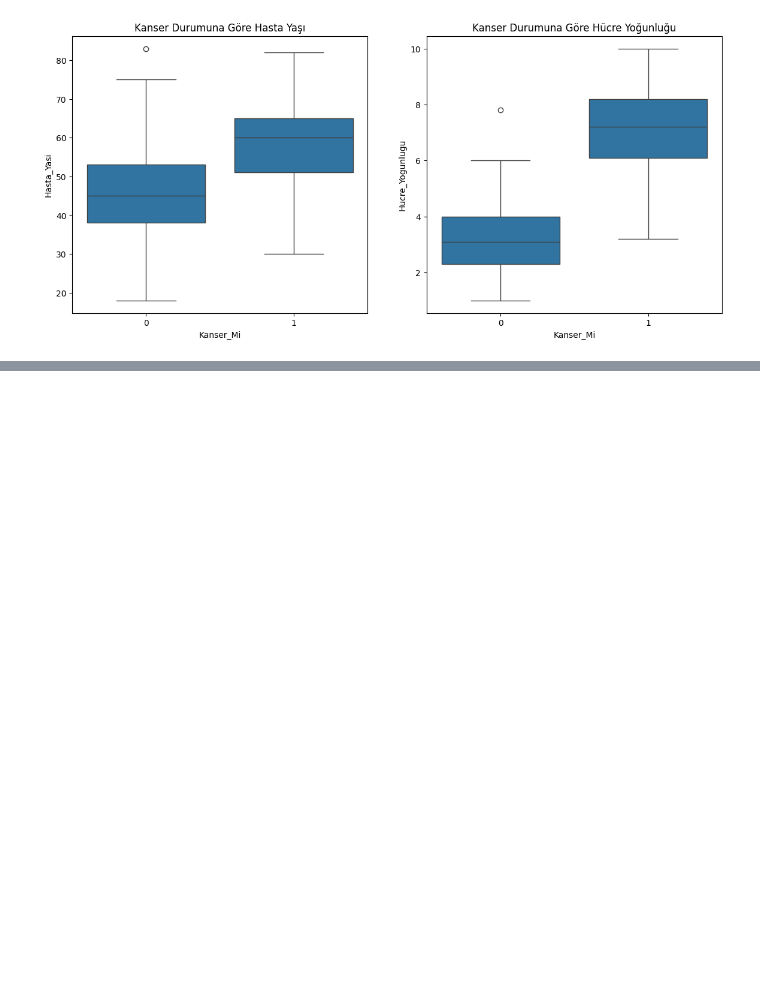
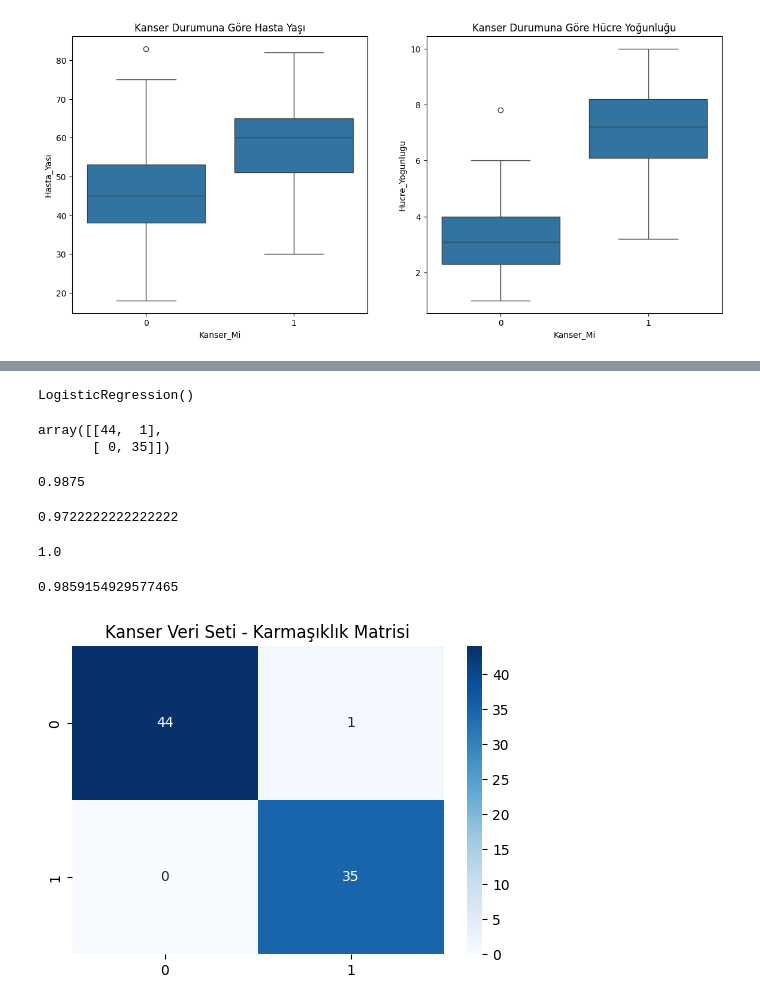
Before and after one commit to europecodingschool/ECS---VB---YZ---08.26, a Jupyter notebook: VB_YZ_Ders_11_2.ipynb, the cells around one changed output, grey strips where cells are left out. Saved outputs shown, nothing was run; the diff lists cells and outputs as text; code cells hidden in the pictures; blank space fills up the shorter version.

```diff
--- a/VB_YZ_Ders_11_2.ipynb
+++ b/VB_YZ_Ders_11_2.ipynb
@@ -76,0 +95,48 @@ plt.show()
+# %%
+#2. Veriyi Eğitim ve Test Verisi olarak Ayırma
+X_train, X_test, y_train, y_test = train_test_split(X,y, test_size=0.2, random_state=42)
+# %%
+#3. VERİ ÖLÇEKLENDİRME
+scaler = StandardScaler()
+X_train_scaled = scaler.fit_transform(X_train)
+X_test_scaled = scaler.transform(X_test)
+# %%
+#4. MODEL EĞİTİMİ
+model = LogisticRegression()
+model.fit(X_train_scaled,y_train)
+# %% [output]
+LogisticRegression()
+# %%
+#5. TAHMİNLEME
+y_pred = model.predict(X_test_scaled)
+# %%
+#6. BAŞARI METRİKLERİ
+confusion_matrix(y_test,y_pred)
+# %% [output]
+array([[44,  1],
+       [ 0, 35]])
+# %%
+accuracy_score(y_test,y_pred) # tahminlerimizin %kaçı doğru.
+# %% [output]
+0.9875
+# %%
+precision_score(y_test,y_pred) # Model 'Bu kişi kanser dedğinde %95 oranında doğru. Haklı.
+# %% [output]
+0.9722222222222222
+# %%
+recall_score(y_test,y_pred) # Gerçekten kanser olan hastaların %90.47 sini yakalayabilmişim.
+# %% [output]
+1.0
+# %%
+f1_score(y_test,y_pred) # kesinlik ve duyarlılığı iyi. Model dengeli.
+# %% [output]
+0.9859154929577465
+# %%
+#karmaşıklık matrix ini seaborn kullanarak daha güzel ve anlaşılır halde çizmek.
+cm = confusion_matrix(y_test,y_pred)
+plt.figure(figsize=(6,4))
+sns.heatmap(cm,annot=True, cmap='Blues', )
+plt.title('Kanser Veri Seti - Karmaşıklık Matrisi')
+plt.show()
+# %% [output]
+[figure, added]
```
Also changed, not shown: parts of 3 cells of this notebook.
